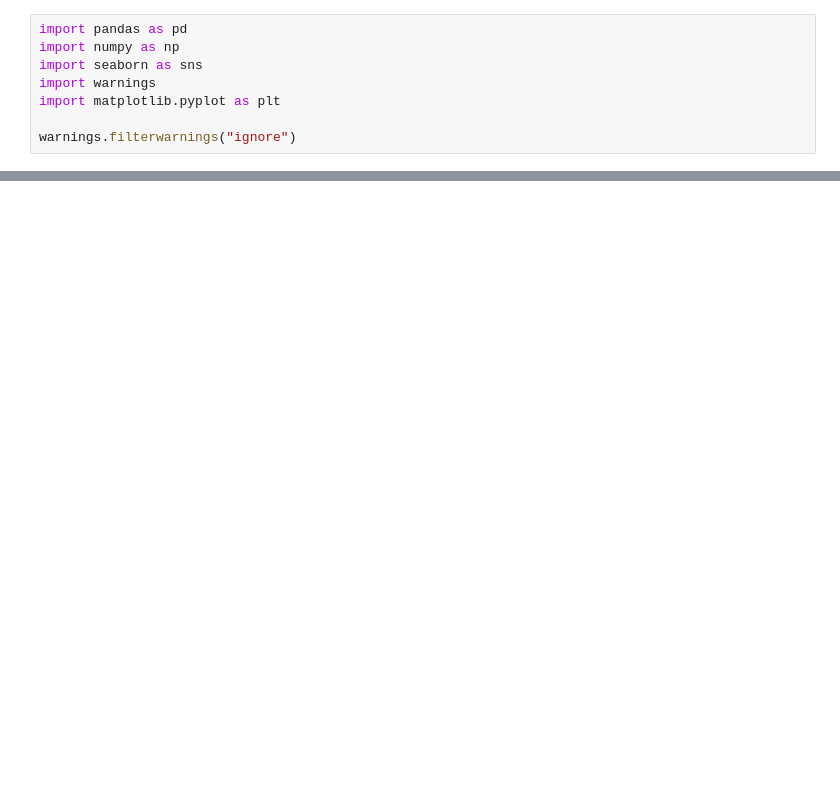
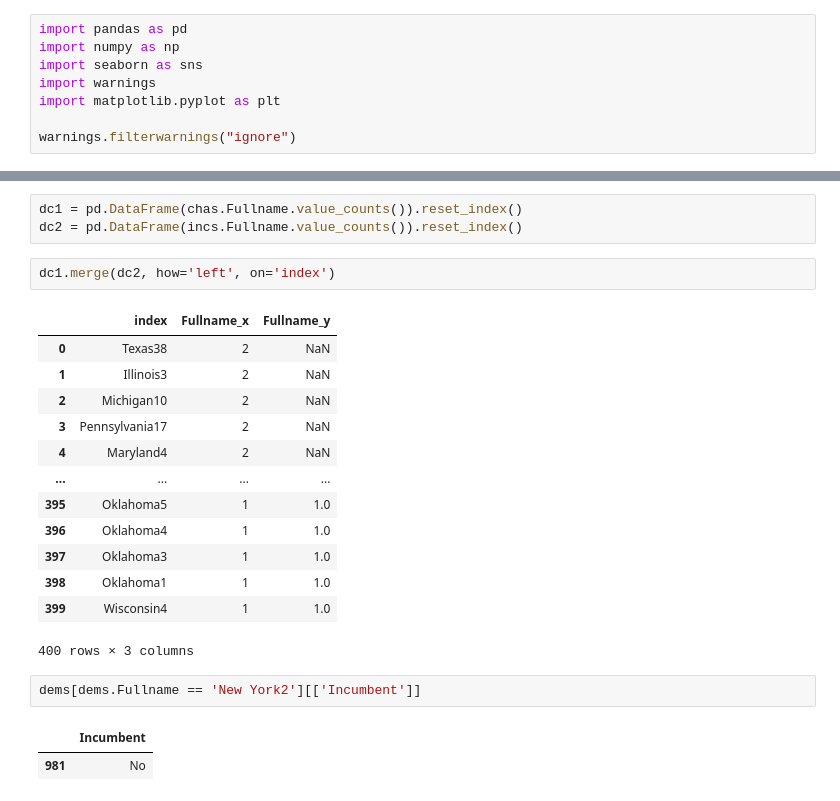
Before and after one commit to sarsong/data102proj, a Jupyter notebook: Noah.ipynb, the cells around one changed output, grey strips where cells are left out. Drawn from its saved outputs; the diff is of its cells as text; blank space fills up the shorter version.

```diff
--- a/Noah.ipynb
+++ b/Noah.ipynb
@@ -133,0 +129,24 @@ allcounts
+# %%
+dc1 = pd.DataFrame(chas.Fullname.value_counts()).reset_index()
+dc2 = pd.DataFrame(incs.Fullname.value_counts()).reset_index()
+# %%
+dc1.merge(dc2, how='left', on='index')
+# %% [output]
+|  | index | Fullname_x | Fullname_y |
+| 0 | Texas38 | 2 | NaN |
+| 1 | Illinois3 | 2 | NaN |
+| 2 | Michigan10 | 2 | NaN |
+| 3 | Pennsylvania17 | 2 | NaN |
+| 4 | Maryland4 | 2 | NaN |
+| ... | ... | ... | ... |
+| 395 | Oklahoma5 | 1 | 1.0 |
+| 396 | Oklahoma4 | 1 | 1.0 |
+| 397 | Oklahoma3 | 1 | 1.0 |
+| 398 | Oklahoma1 | 1 | 1.0 |
+| 399 | Wisconsin4 | 1 | 1.0 |
+400 rows × 3 columns
+# %%
+dems[dems.Fullname == 'New York2'][['Incumbent']]
+# %% [output]
+|  | Incumbent |
+| 981 | No |
```
Also changed, not shown: parts of 16 cells of this notebook.
